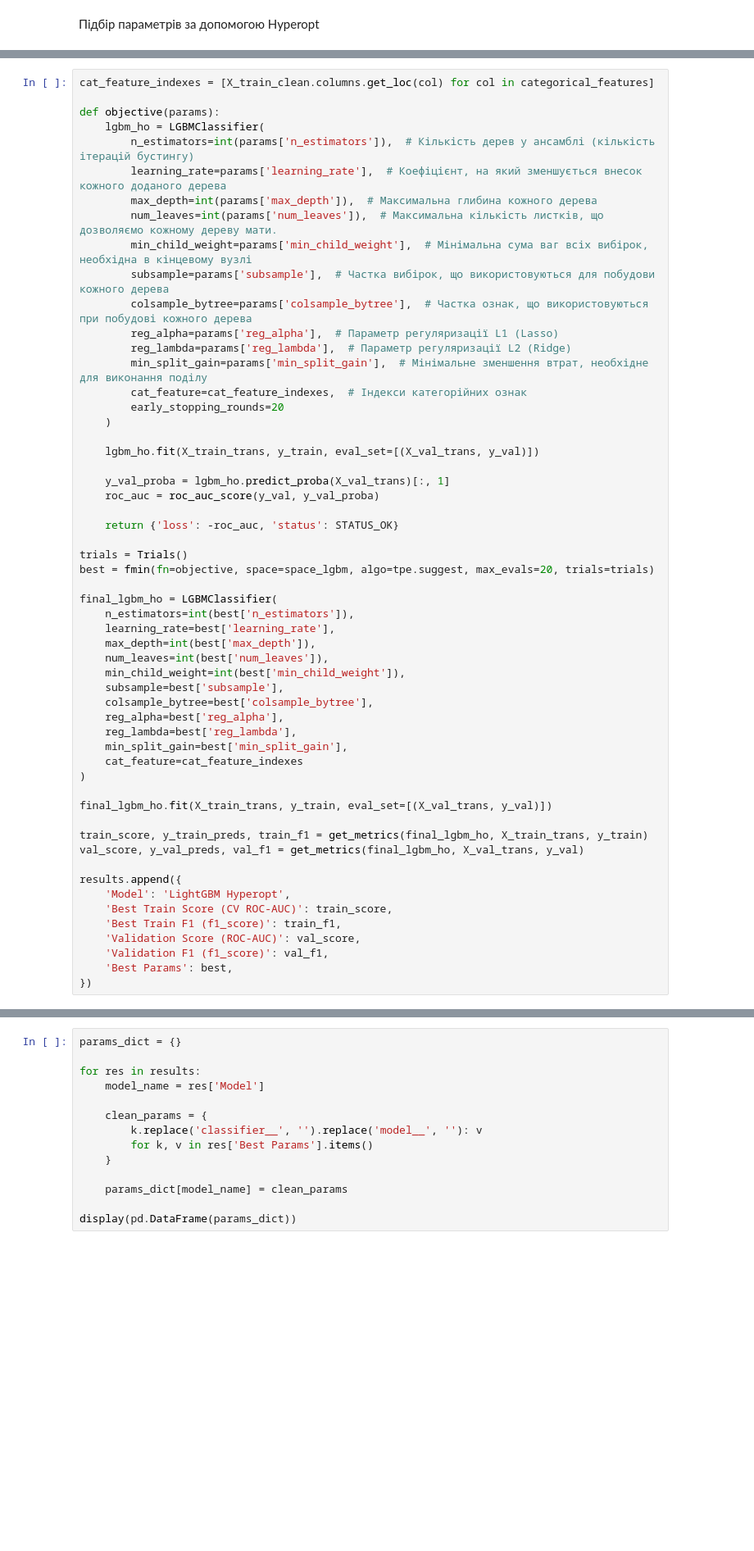
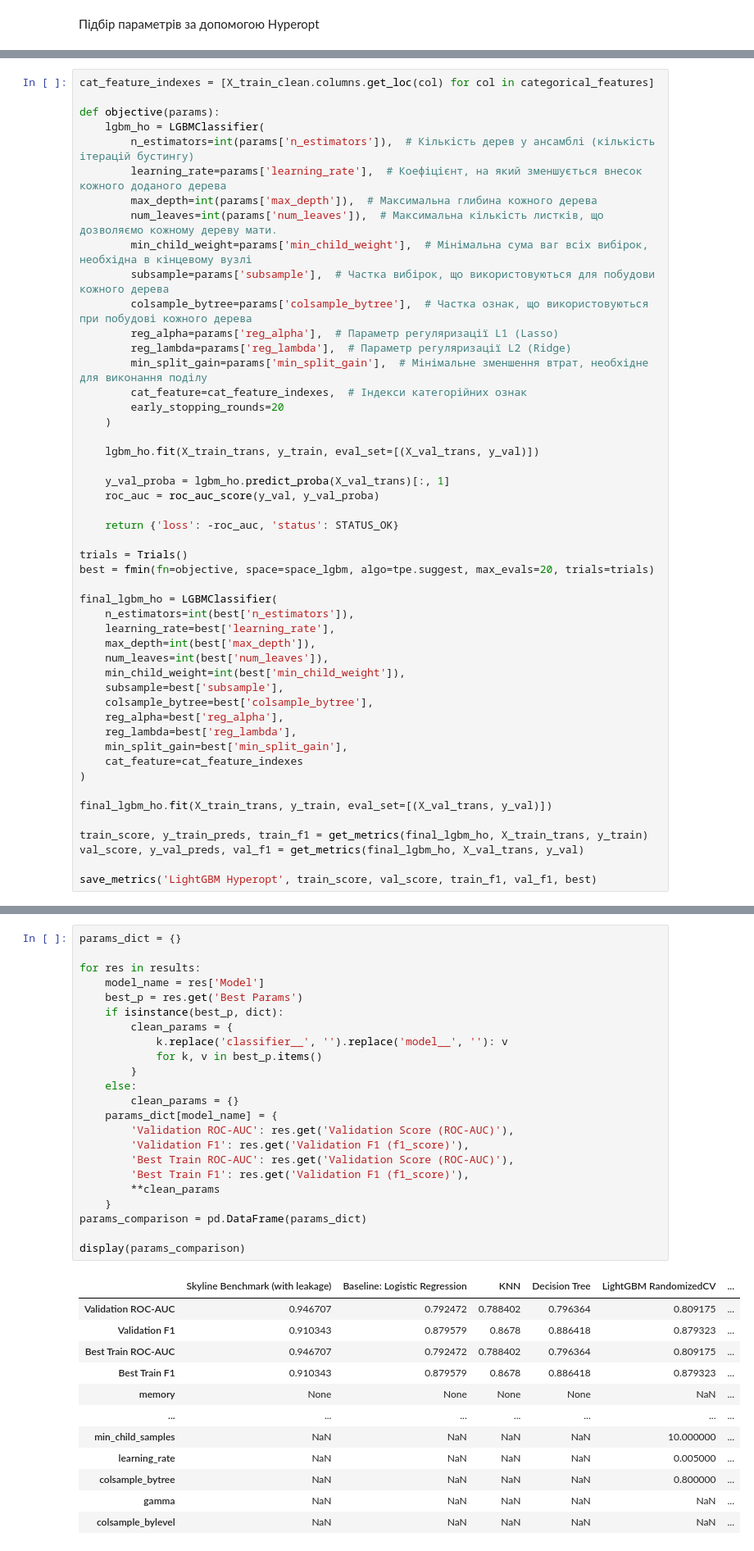
Before and after one commit to ikonieva/BankMarketingData_Classification_DS_Project, a Jupyter notebook: BankMarketingDataset_ML_pipline.ipynb, the cells around one changed output, grey strips where cells are left out. Shown at 82% size. Cells and saved outputs as stored; diff of their text form; blank space fills up the shorter version.

```diff
--- a/BankMarketingDataset_ML_pipline.ipynb
+++ b/BankMarketingDataset_ML_pipline.ipynb
@@ -608,14 +586,7 @@ final_lgbm_ho.fit(X_train_trans, y_train, eval_set=[(X_val_trans, y_val)])
 train_score, y_train_preds, train_f1 = get_metrics(final_lgbm_ho, X_train_trans, y_train)
 val_score, y_val_preds, val_f1 = get_metrics(final_lgbm_ho, X_val_trans, y_val)
 
-results.append({
-    'Model': 'LightGBM Hyperopt',
-    'Best Train Score (CV ROC-AUC)': train_score,
-    'Best Train F1 (f1_score)': train_f1,
-    'Validation Score (ROC-AUC)': val_score,
-    'Validation F1 (f1_score)': val_f1,
-    'Best Params': best,
-})
+save_metrics('LightGBM Hyperopt', train_score, val_score, train_f1, val_f1, best)
 # %% [output]
 Training until validation scores don't improve for 20 rounds
 Early stopping, best iteration is:
@@ -657,15 +610,36 @@ display(results_df[['Model', 'Best Train Score (CV ROC-AUC)',
 # %%
 params_dict = {}
 
 for res in results:
     model_name = res['Model']
+    best_p = res.get('Best Params')
+    if isinstance(best_p, dict):
+        clean_params = {
+            k.replace('classifier__', '').replace('model__', ''): v
+            for k, v in best_p.items()
+        }
+    else:
+        clean_params = {}
+    params_dict[model_name] = {
+        'Validation ROC-AUC': res.get('Validation Score (ROC-AUC)'),
+        'Validation F1': res.get('Validation F1 (f1_score)'),
+        'Best Train ROC-AUC': res.get('Validation Score (ROC-AUC)'),
+        'Best Train F1': res.get('Validation F1 (f1_score)'),
+        **clean_params
+    }
+params_comparison = pd.DataFrame(params_dict)
 
-    clean_params = {
-        k.replace('classifier__', '').replace('model__', ''): v
-        for k, v in res['Best Params'].items()
-    }
-
-    params_dict[model_name] = clean_params
-
-display(pd.DataFrame(params_dict))
+display(params_comparison)
 # %% [output]
+|  | Skyline Benchmark (with leakage) | Baseline: Logistic Regression | KNN | Decision Tree | LightGBM RandomizedCV | ... |
+| Validation ROC-AUC | 0.946707 | 0.792472 | 0.788402 | 0.796364 | 0.809175 | ... |
+| Validation F1 | 0.910343 | 0.879579 | 0.8678 | 0.886418 | 0.879323 | ... |
+| Best Train ROC-AUC | 0.946707 | 0.792472 | 0.788402 | 0.796364 | 0.809175 | ... |
+| Best Train F1 | 0.910343 | 0.879579 | 0.8678 | 0.886418 | 0.879323 | ... |
+| memory | None | None | None | None | NaN | ... |
+| ... | ... | ... | ... | ... | ... | ... |
+| min_child_samples | NaN | NaN | NaN | NaN | 10.000000 | ... |
+| learning_rate | NaN | NaN | NaN | NaN | 0.005000 | ... |
+| colsample_bytree | NaN | NaN | NaN | NaN | 0.800000 | ... |
+| gamma | NaN | NaN | NaN | NaN | NaN | ... |
+| colsample_bylevel | NaN | NaN | NaN | NaN | NaN | ... |
```
Also changed, not shown: parts of 18 cells of this notebook.
